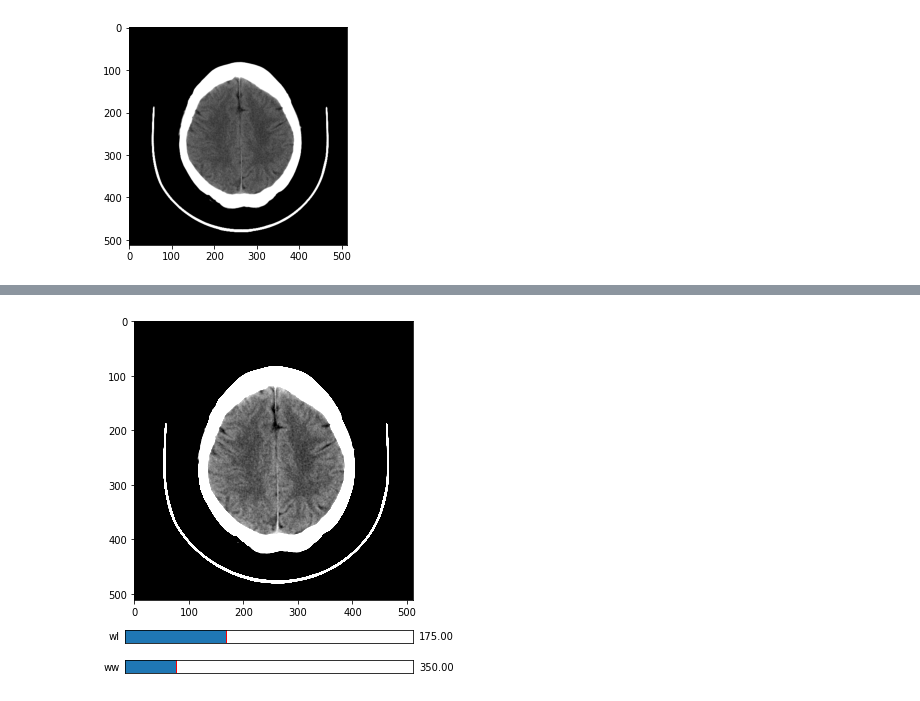
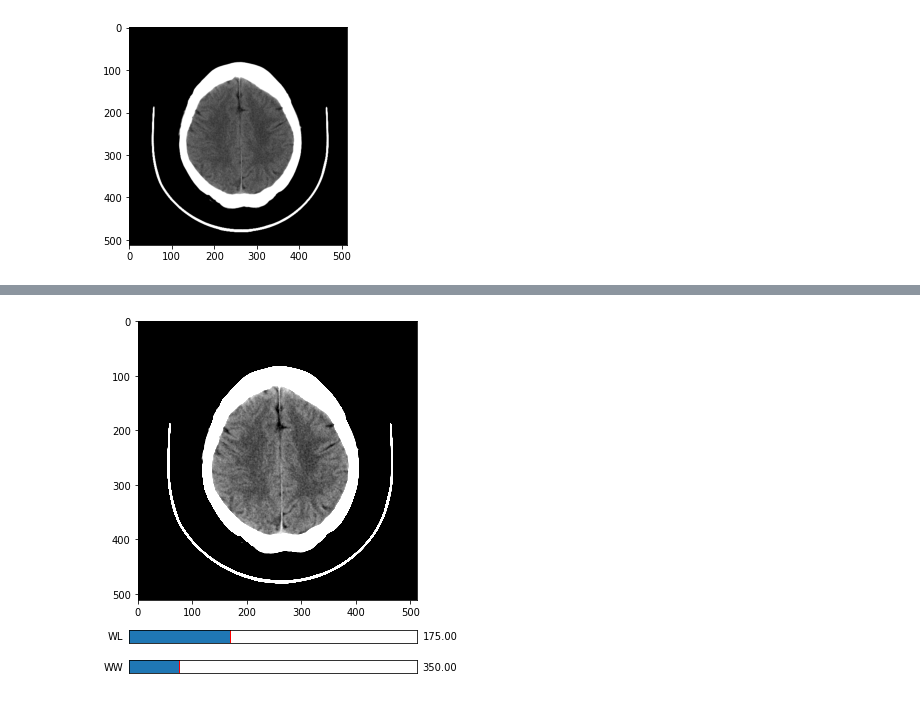
Before and after one commit to ryskks/usedicom, a Jupyter notebook: window.ipynb, the cells around one changed output, grey strips where cells are left out. Drawn from its saved outputs; the diff is of its cells as text; code cells hidden in the pictures.

```diff
--- a/window.ipynb
+++ b/window.ipynb
@@ -117,6 +138,4 @@ wc : 50 ww : 75
 # %%
-from matplotlib.widgets import Slider
-
 # 画像データを変数に代入
 img = d.pixel_array
 
@@ -129,33 +148,33 @@ fig = plt.figure(figsize=(5, 6))
 img = plt.imshow(img, cmap='gray', vmin = min, vmax = max)
 
 # ww、wlのスライダを表示する位置の設定
 wl_slider_pos = plt.axes([0.1, 0.08, 0.8, 0.03])
 ww_slider_pos = plt.axes([0.1, 0.01, 0.8, 0.03])
 
 # ww、wlのスライダのインスタンスを作成
-wl_slider = Slider(wl_slider_pos, 'wl', 0, 500, valinit=175)
-ww_slider = Slider(ww_slider_pos, 'ww', 0, 2000, valinit=350)
+wl_slider = Slider(wl_slider_pos, 'WL', 0, 500, valinit=175)
+ww_slider = Slider(ww_slider_pos, 'WW', 0, 2000, valinit=350)
 
 #スライダを動かしたときの処理
 def update(slider_val):
     # ww、wlのスライダの値を取得
     ww = ww_slider.val
     wl = wl_slider.val
 
     # wwの上限値と下限値を計算
     low = int(wl - ww/2)
     high = int(wl + ww/2)
 
     # 画像表示の設定imgのlow,highの値を更新
     img.set_clim([low, high])
 
     # 表示している画像を更新
     fig.canvas.update()
 
 # スライダーを動かしたときの処理を指定
 wl_slider.on_changed(update)
 ww_slider.on_changed(update)
 
 plt.show()
 # %% [output]
-[figure, old version]
+[figure, new version]
```
Also changed, not shown: parts of 3 cells of this notebook.
